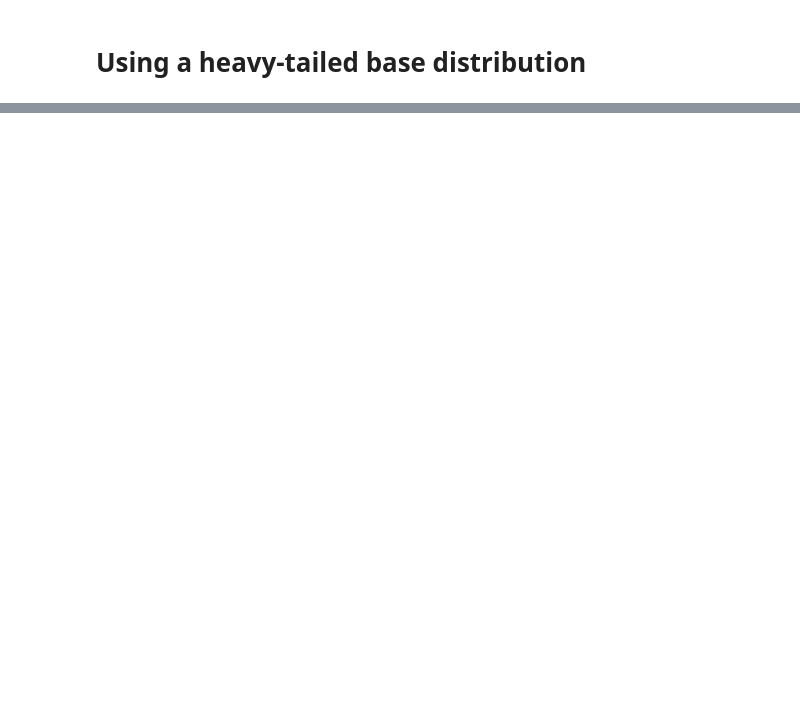
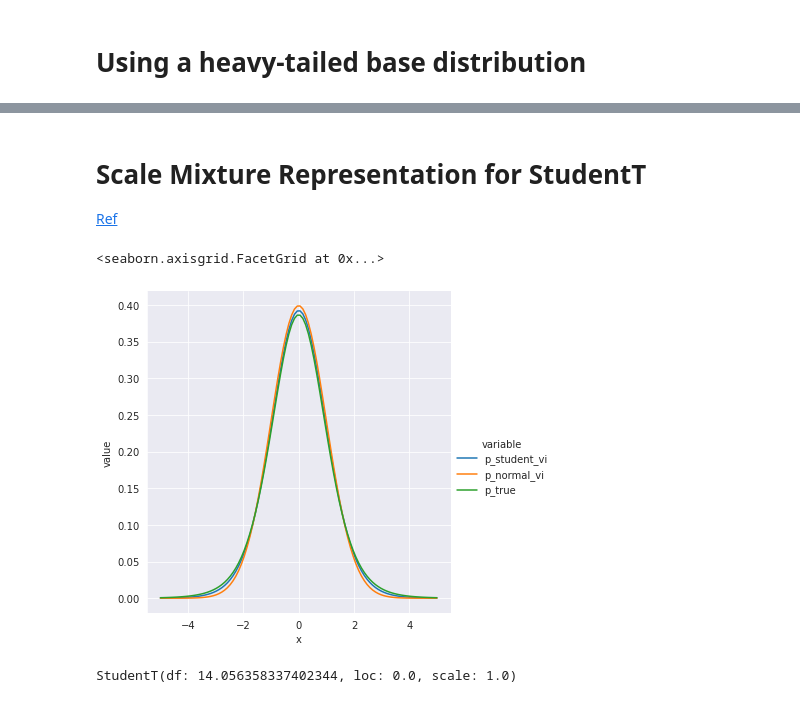
Before and after one commit to facebookresearch/beanmachine, a Jupyter notebook: src/beanmachine/ppl/experimental/MeanFieldVI.ipynb, the cells around one changed output, grey strips where cells are left out. Saved outputs shown, nothing was run; the diff lists cells and outputs as text; code cells hidden in the pictures; blank space fills up the shorter version.

```diff
--- a/src/beanmachine/ppl/experimental/MeanFieldVI.ipynb
+++ b/src/beanmachine/ppl/experimental/MeanFieldVI.ipynb
@@ -113,0 +100,3 @@ sns.displot(vi_dicts_student[model.mu()].sample((100,)).detach().numpy().flatten
+# %% [markdown]
+# Scale Mixture Representation for StudentT
+[Ref](https://proceedings.neurips.cc/paper/2009/file/13fe9d84310e77f13a6d184dbf1232f3-Paper.pdf)
@@ -113,0 +143,23 @@ sns.displot(vi_dicts_student[model.mu()].sample((100,)).detach().numpy().flatten
+# %%
+import seaborn as sns
+import pandas as pd
+
+sns.set_style("darkgrid")
+
+x = torch.linspace(-5, 5).unsqueeze(1)
+p = torch.exp(vi_dicts[y(0)].log_prob(x))
+p_true = torch.exp(true_log_prob(x))
+sns.relplot(data=pd.DataFrame({
+    "x": x.flatten().detach().numpy(),
+    "p_student_vi": p.flatten().detach().numpy(),
+    "p_normal_vi": torch.exp(vi_dicts_normal[y(0)].log_prob(x)).flatten().detach().numpy(),
+    "p_true": p_true.flatten().detach().numpy(),
+}).melt(id_vars=["x"]), x="x", y="value", hue="variable", kind="line")
+# %% [output]
+<seaborn.axisgrid.FacetGrid at 0x...>
+[figure, added]
+# %%
+fs = vi_dicts[y(0)].flow_stack
+fs.base_dist(**fs.base_args)
+# %% [output]
+StudentT(df: 14.056358337402344, loc: 0.0, scale: 1.0)
```
Also changed, not shown: parts of 8 cells of this notebook, 3 other files.
